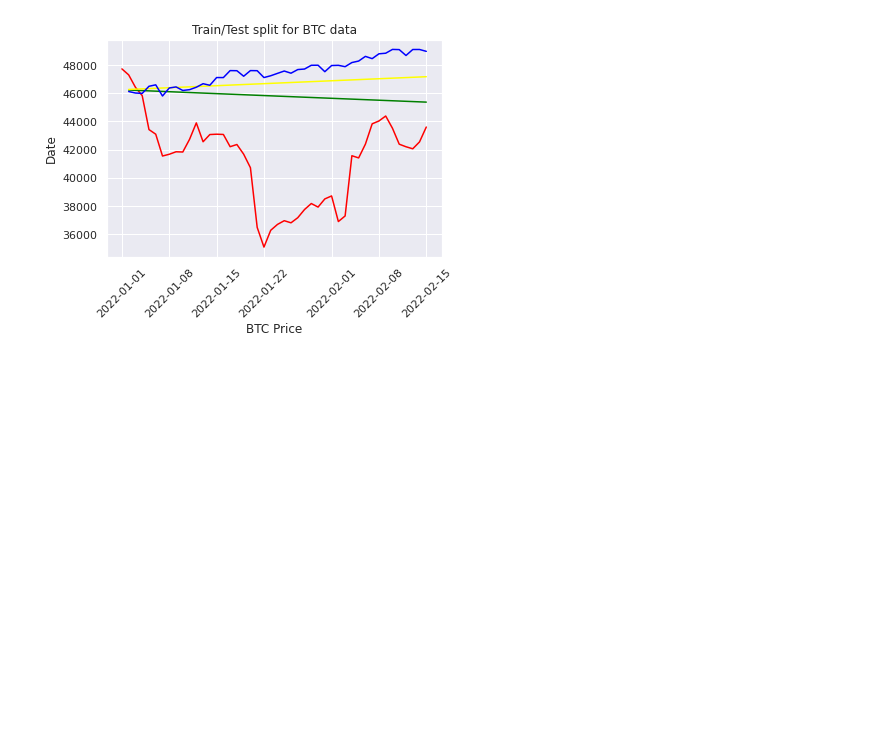
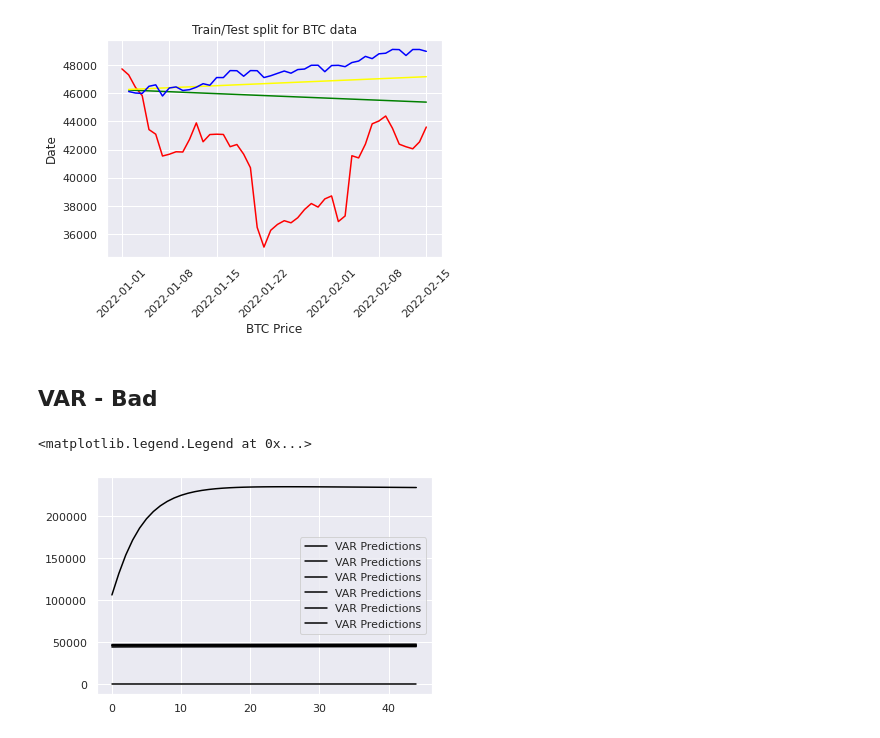
Before and after one commit to spa542/DSCI-490, a Jupyter notebook: src/TimeSeriesTesting.ipynb, the cells around one changed output. Cells and saved outputs as stored; diff of their text form; code cells hidden in the pictures; blank space fills up the shorter version.

Commit message:
Trying a VAAR prediction

```diff
--- a/src/TimeSeriesTesting.ipynb
+++ b/src/TimeSeriesTesting.ipynb
@@ -271,3 +273,21 @@ plt.xticks(rotation=45)
 plt.show()
 # %% [output]
 [figure]
+# %% [markdown]
+## VAR - Bad
+# %%
+train = dfDate[dfDate.index < pd.to_datetime("2022-01-01", format='%Y-%m-%d')]
+test = dfDate[dfDate.index > pd.to_datetime("2022-01-01", format='%Y-%m-%d')]
+
+from statsmodels.tsa.vector_ar.var_model import VAR
+VARmodel = VAR(train)#SARIMAX(train, order = (2, 2, 2), seasonal_order=(2,2,2,12))
+VARmodel_fit = model4.fit()
+
+y_pred = VARmodel_fit.forecast(VARmodel_fit.y, steps=len(test))
+
+y_pred_out4 = y_pred
+plt.plot(y_pred_out4, color='black', label = 'VAR Predictions')
+plt.legend()
+# %% [output]
+<matplotlib.legend.Legend at 0x...>
+[figure, added]
```
Also changed, not shown: parts of 1 cell of this notebook.
